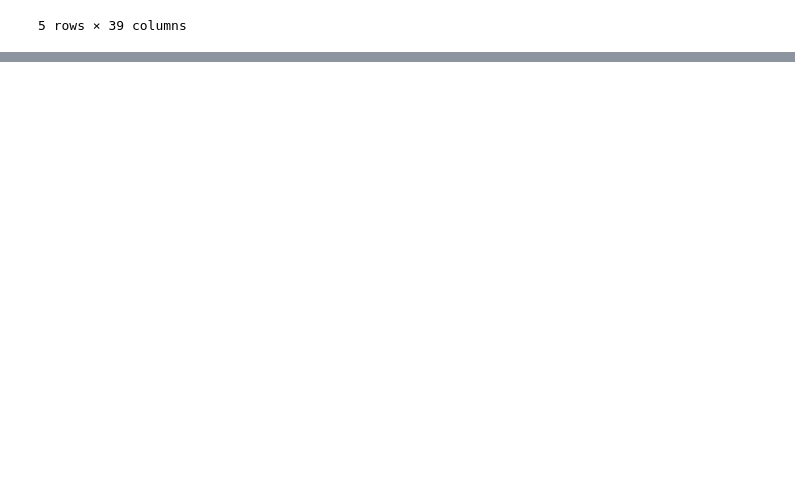
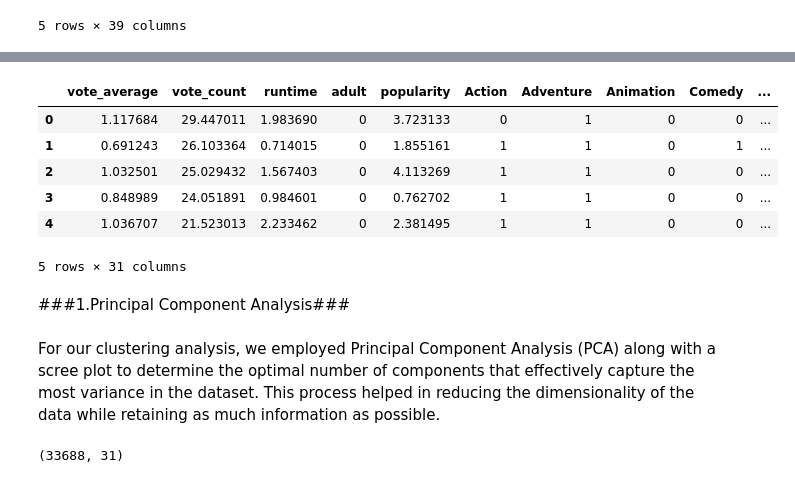
Before and after one commit to bonniyang/ba820, a Jupyter notebook: BA820_TeamProject.ipynb, the cells around one changed output, grey strips where cells are left out. Saved outputs shown, nothing was run; the diff lists cells and outputs as text; code cells hidden in the pictures; blank space fills up the shorter version.

```diff
--- a/BA820_TeamProject.ipynb
+++ b/BA820_TeamProject.ipynb
@@ -210,0 +234,17 @@ df_normalized.head()
+# %%
+# Get the subset of numeric columns from df_normalized
+numeric_cols = df_normalized.select_dtypes(include=['number']).columns
+df_num = df_normalized[numeric_cols]
+df_num.head()
+# %% [output]
+|  | vote_average | vote_count | runtime | adult | popularity | Action | Adventure | Animation | Comedy | ... |
+| 0 | 1.117684 | 29.447011 | 1.983690 | 0 | 3.723133 | 0 | 1 | 0 | 0 | ... |
+| 1 | 0.691243 | 26.103364 | 0.714015 | 0 | 1.855161 | 1 | 1 | 0 | 1 | ... |
+| 2 | 1.032501 | 25.029432 | 1.567403 | 0 | 4.113269 | 1 | 1 | 0 | 0 | ... |
+| 3 | 0.848989 | 24.051891 | 0.984601 | 0 | 0.762702 | 1 | 1 | 0 | 0 | ... |
+| 4 | 1.036707 | 21.523013 | 2.233462 | 0 | 2.381495 | 1 | 1 | 0 | 0 | ... |
+5 rows × 31 columns
+# %% [markdown]
+###1.Principal Component Analysis###
+# %% [markdown]
+For our clustering analysis, we employed Principal Component Analysis (PCA) along with a scree plot to determine the optimal number of components that effectively capture the most variance in the dataset. This process helped in reducing the dimensionality of the data while retaining as much information as possible.
@@ -210,0 +257,5 @@ df_normalized.head()
+# %%
+# Examine the dataframe's shape
+transformed_data_df.shape
+# %% [output]
+(33688, 31)
```
Also changed, not shown: parts of 22 cells of this notebook.
